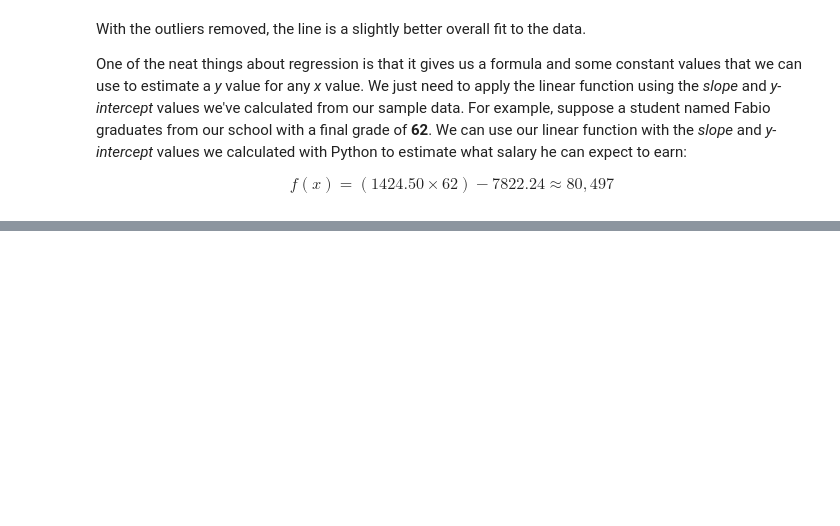
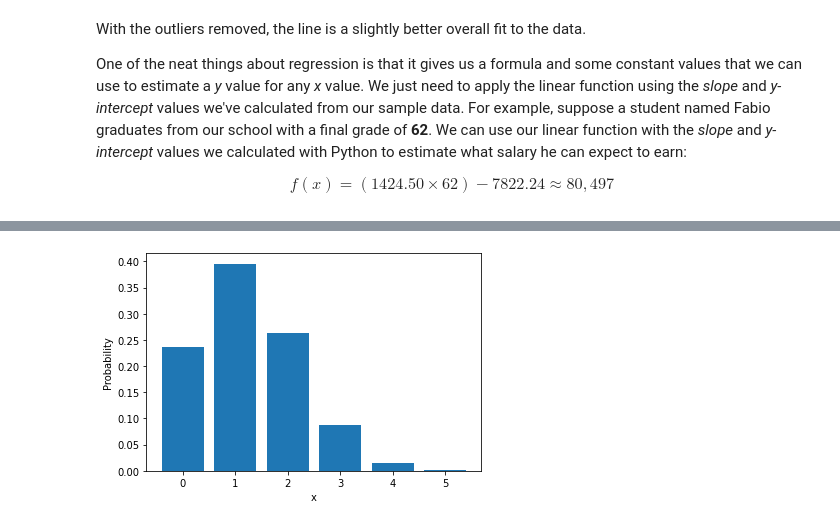
Before and after one commit to moni-roy/100DaysOfMLCode, a Jupyter notebook: Codes/Essential Math for Machine Learning/4. Statistics and Probability.ipynb, the cells around one changed output, grey strips where cells are left out. Cells and saved outputs as stored; diff of their text form; code cells hidden in the pictures; blank space fills up the shorter version.

```diff
--- a/Codes/Essential Math for Machine Learning/4. Statistics and Probability.ipynb
+++ b/Codes/Essential Math for Machine Learning/4. Statistics and Probability.ipynb
@@ -1225,0 +1930,14 @@ One of the neat things about regression is that it gives us a formula and some c
+# %%
+n = 5
+p = 0.25
+x = np.array(range(0, n+1))
+
+prob = np.array([binom.pmf(k, n, p) for k in x])
+
+# Set up the graph
+plt.xlabel('x')
+plt.ylabel('Probability')
+plt.bar(x, prob)
+plt.show()
+# %% [output]
+[figure, added]
```
Also changed, not shown: parts of 47 cells of this notebook.
